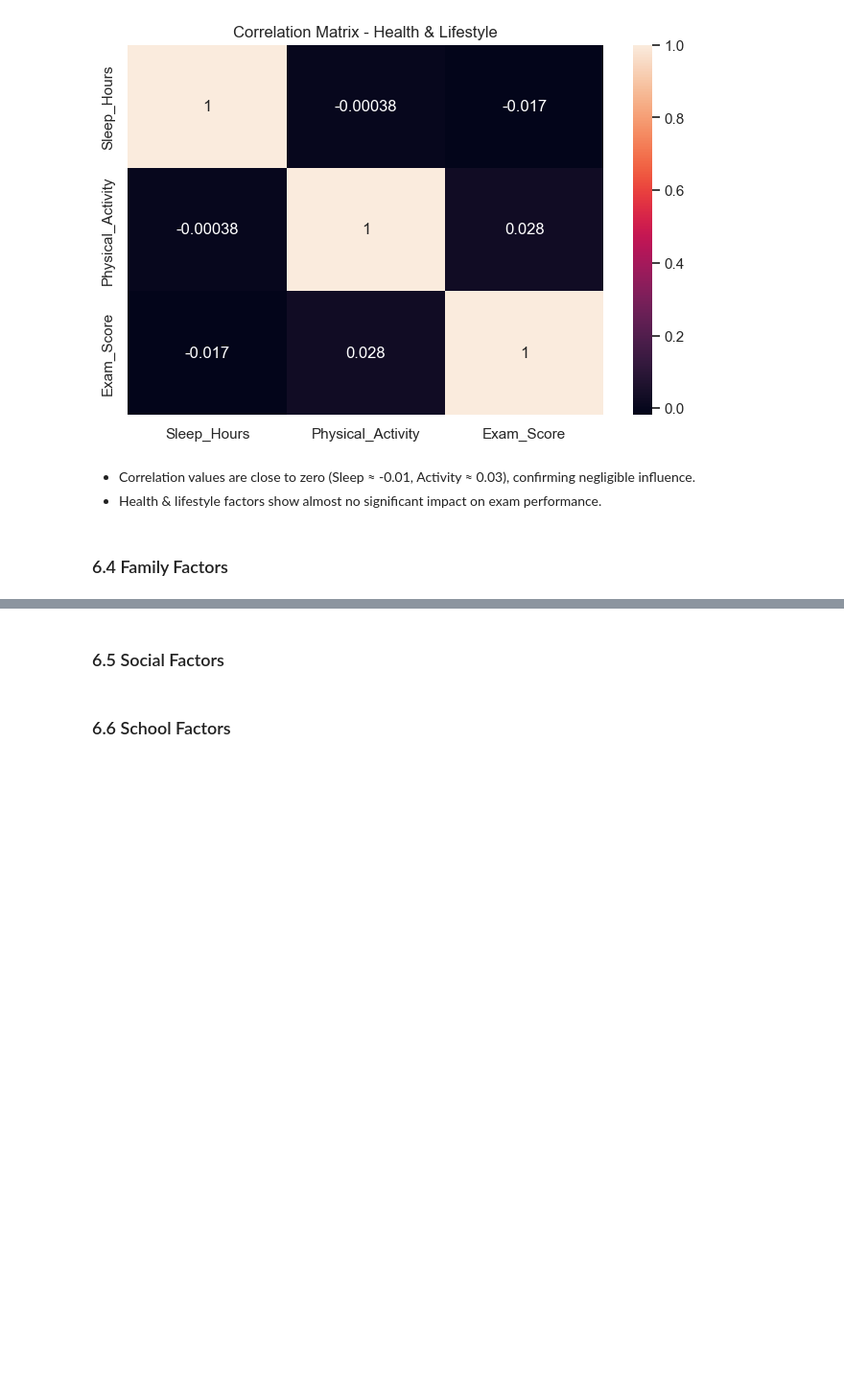
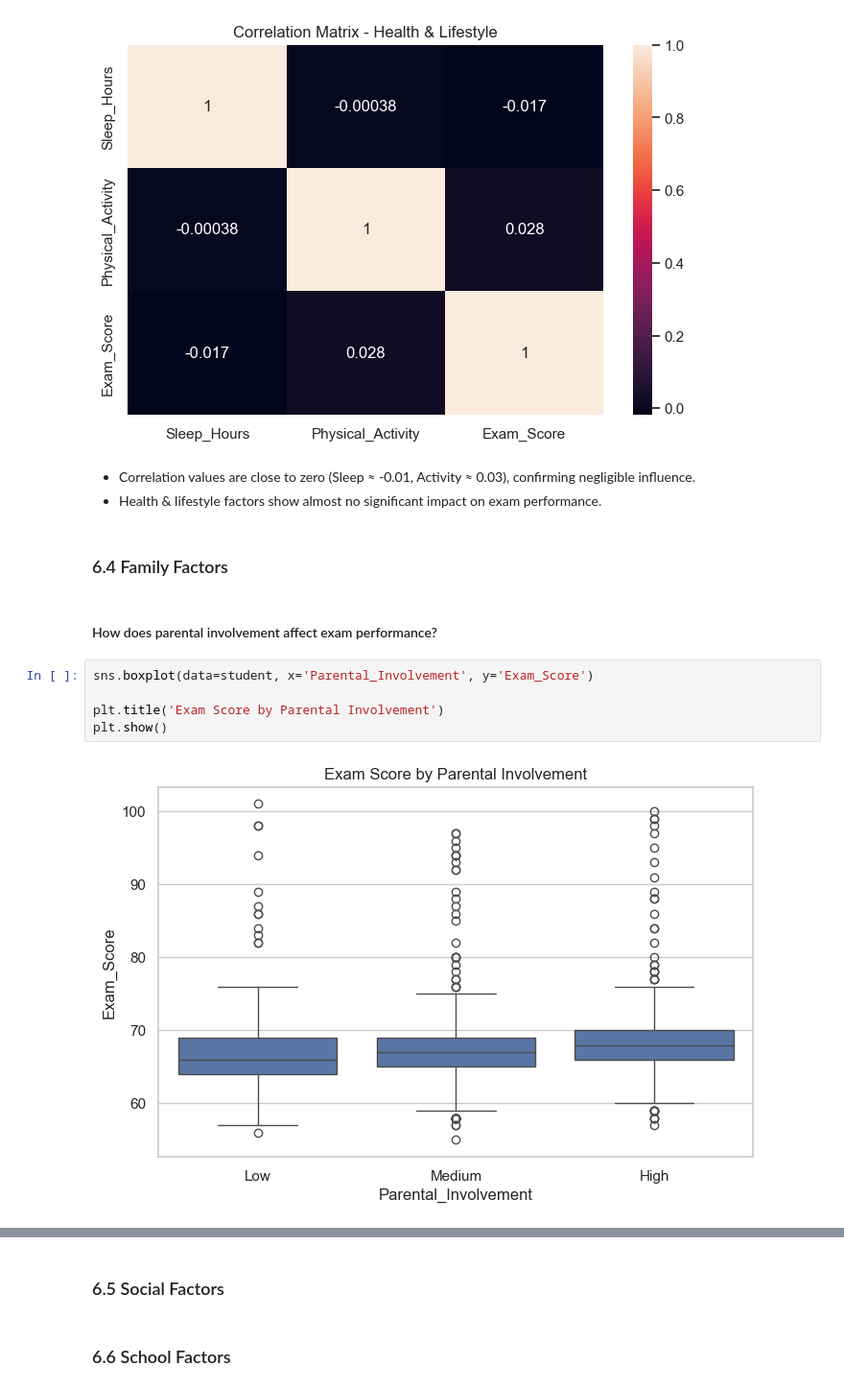
Before and after one commit to Nujud123/A-AI-Bootcamp, a Jupyter notebook: student/course2/p2_student_exam.ipynb, the cells around one changed output, grey strips where cells are left out. Shown at 96% size. Cells and saved outputs as stored; diff of their text form; blank space fills up the shorter version.

```diff
--- a/student/course2/p2_student_exam.ipynb
+++ b/student/course2/p2_student_exam.ipynb
@@ -349,3 +349,12 @@ plt.show()
 - Health & lifestyle factors show almost no significant impact on exam performance.
 # %% [markdown]
 ### 6.4 Family Factors
+# %% [markdown]
+#### How does parental involvement affect exam performance?
+# %%
+sns.boxplot(data=student, x='Parental_Involvement', y='Exam_Score')
+
+plt.title('Exam Score by Parental Involvement')
+plt.show()
+# %% [output]
+[figure, added]
```
Also changed, not shown: parts of 6 cells of this notebook.
